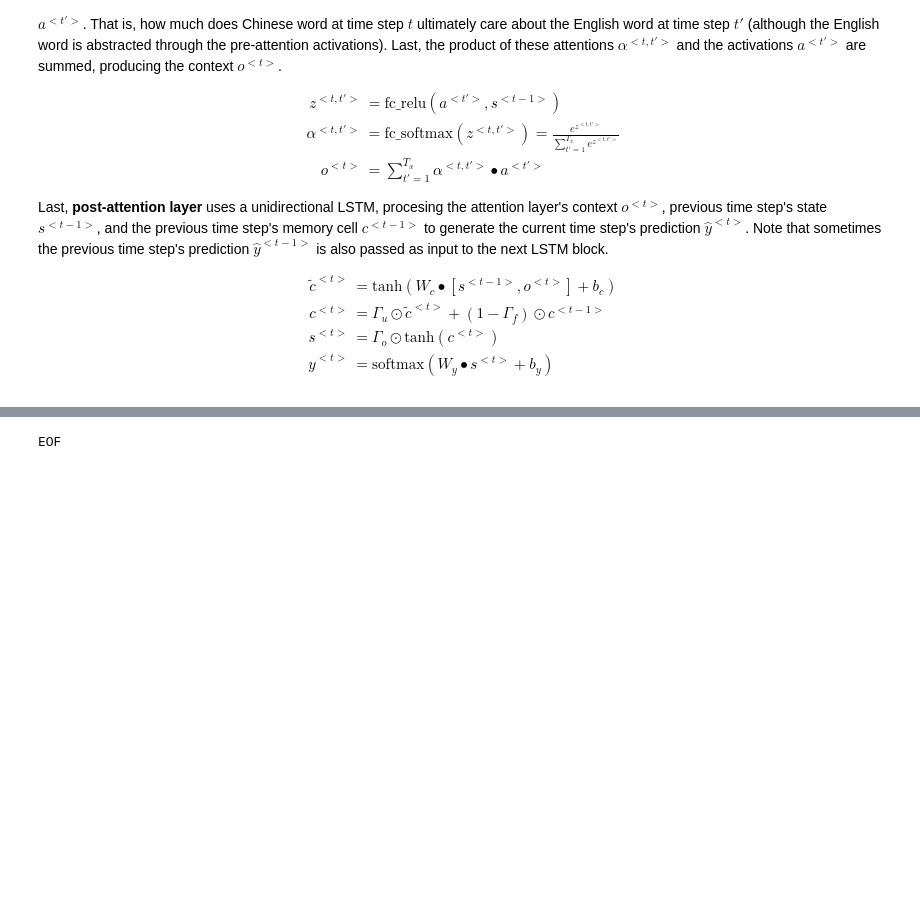
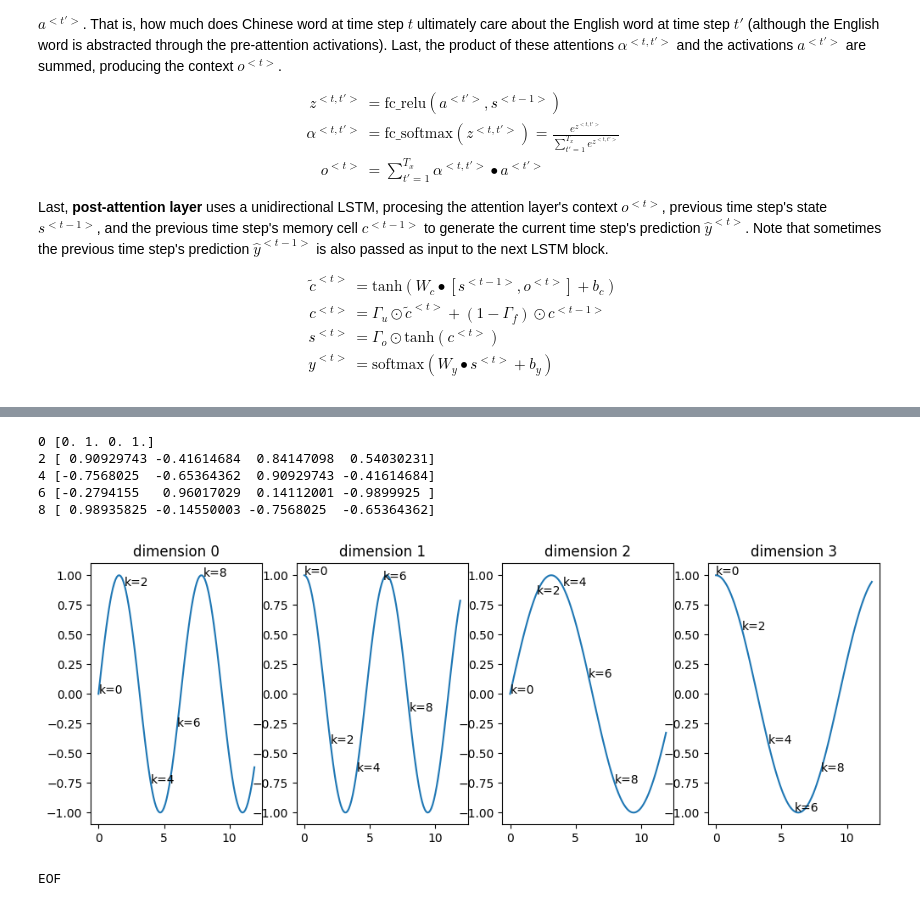
Before and after one commit to nickrusso42518/ml-qrg, a Jupyter notebook: ml_qrg.ipynb, the cells around one changed output, grey strips where cells are left out. Cells and saved outputs as stored; diff of their text form; code cells hidden in the pictures; blank space fills up the shorter version.

```diff
--- a/ml_qrg.ipynb
+++ b/ml_qrg.ipynb
@@ -3367,3 +3389,32 @@ $$
+# %%
+dims = 4
+
+def positional_encoding(k, d, n=4):
+    i = np.arange(d)
+    angle_rads = k / np.power(n, (2 * (i//2)) / d)
+    angle_rads[0::2] = np.sin(angle_rads[0::2])
+    angle_rads[1::2] = np.cos(angle_rads[1::2])
+    return angle_rads
+
+fig, ax = plt.subplots(nrows=1, ncols=dims)
+fig.set_size_inches(12, dims)
+for i, (axis, func) in enumerate(zip(ax, [np.sin, np.cos] * (dims//2))):
+    x = np.arange(0,12,0.1)
+    axis.set_title(f"dimension {i}")
+    axis.plot(x, func(x/(i//2+1)))
+
+for k in range(0, 10, 2):
+    pe_vec = positional_encoding(k, dims)
+    print(k, pe_vec)
+    for i, y in enumerate(pe_vec):
+        ax[i].annotate(f"k={k}", (k, y))
+# %% [output]
+0 [0. 1. 0. 1.]
+2 [ 0.90929743 -0.41614684  0.84147098  0.54030231]
+4 [-0.7568025  -0.65364362  0.90929743 -0.41614684]
+6 [-0.2794155   0.96017029  0.14112001 -0.9899925 ]
+8 [ 0.98935825 -0.14550003 -0.7568025  -0.65364362]
+[figure, added]
 # %%
 print("EOF")
 # %% [output]
```
Also changed, not shown: parts of 1 cell of this notebook.
